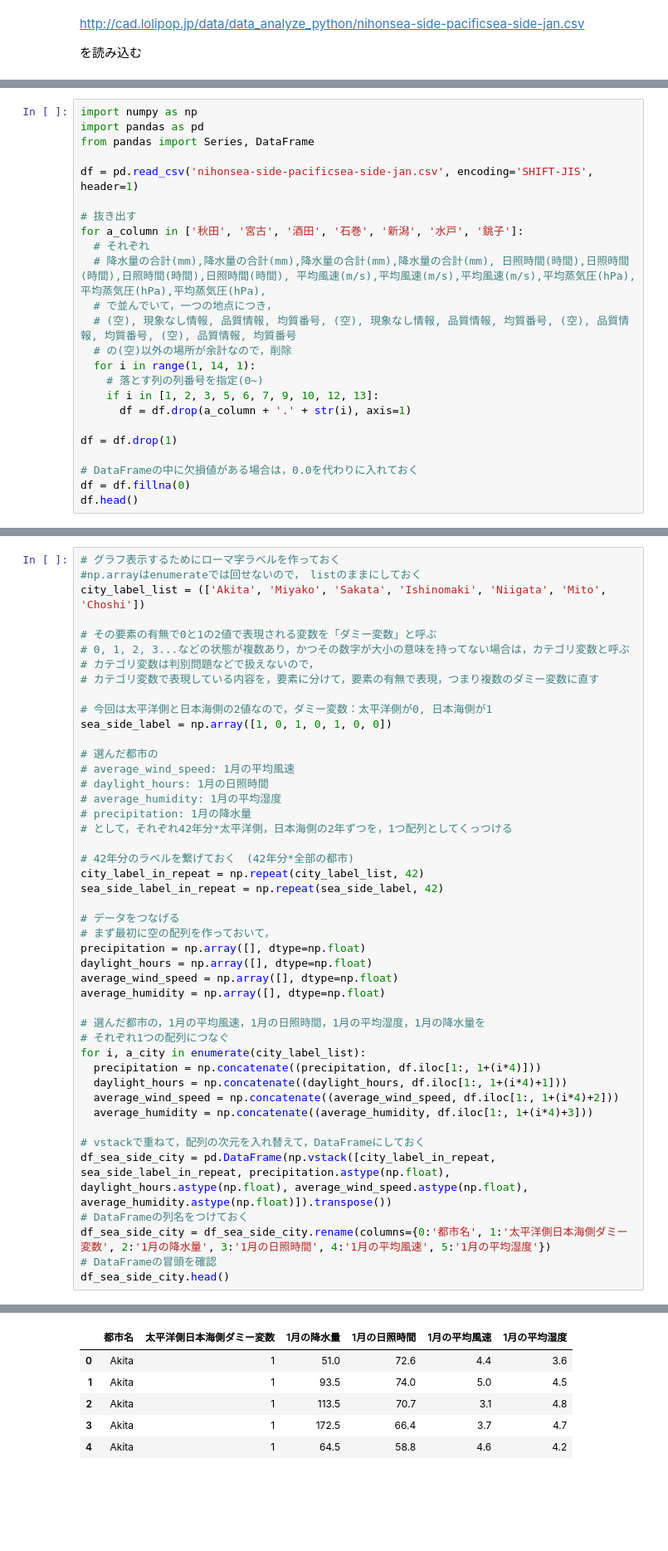
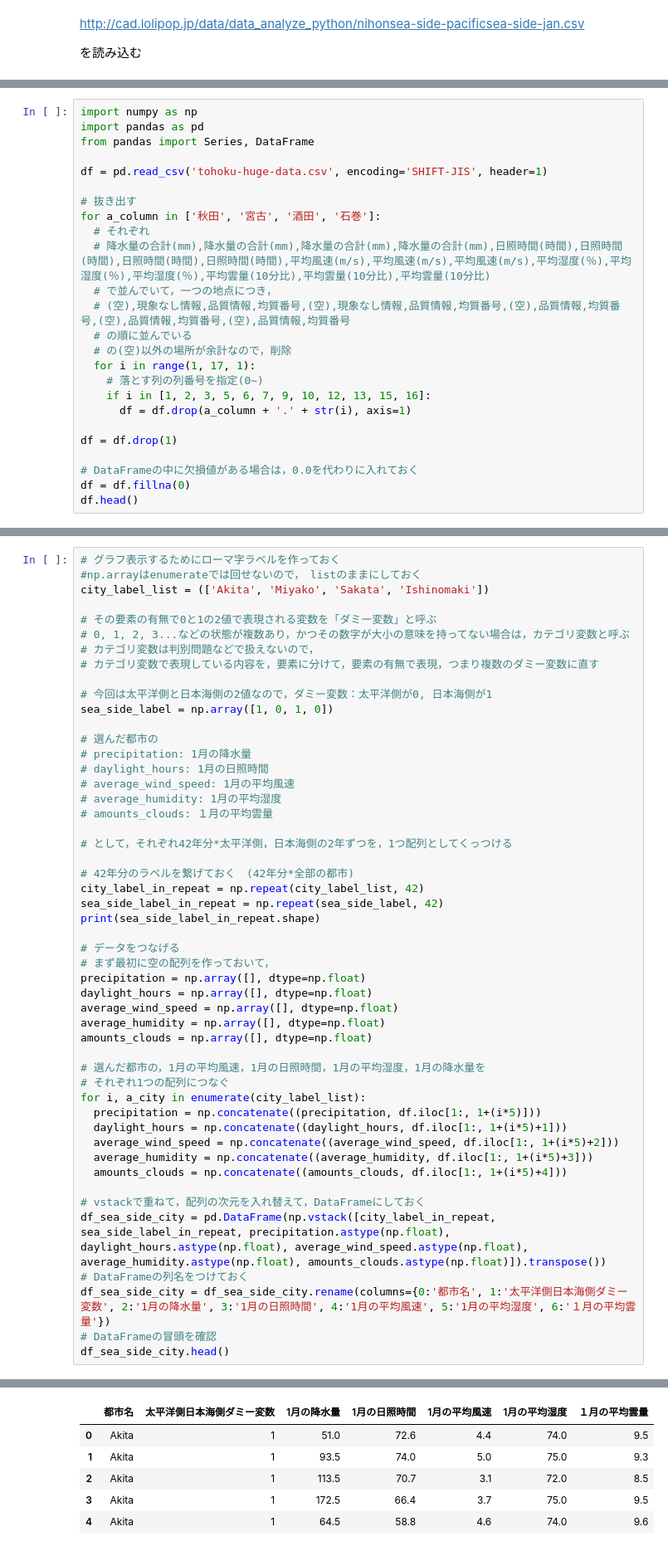
Before and after one commit to daichi-a/PythonDataAnalyzeClassMaterial, a Jupyter notebook: FactorAnalysis_NihonSeaPacificSea.ipynb, the cells around one changed output, grey strips where cells are left out. Shown: that part at 83% size. Cells and saved outputs as stored; diff of their text form; blank space fills up the shorter version.

```diff
--- a/FactorAnalysis_NihonSeaPacificSea.ipynb
+++ b/FactorAnalysis_NihonSeaPacificSea.ipynb
@@ -15,18 +15,19 @@ import numpy as np
 import pandas as pd
 from pandas import Series, DataFrame
 
-df = pd.read_csv('nihonsea-side-pacificsea-side-jan.csv', encoding='SHIFT-JIS', header=1)
+df = pd.read_csv('tohoku-huge-data.csv', encoding='SHIFT-JIS', header=1)
 
 # 抜き出す
-for a_column in ['秋田', '宮古', '酒田', '石巻', '新潟', '水戸', '銚子']:
+for a_column in ['秋田', '宮古', '酒田', '石巻']:
   # それぞれ
-  # 降水量の合計(mm),降水量の合計(mm),降水量の合計(mm),降水量の合計(mm), 日照時間(時間),日照時間(時間),日照時間(時間),日照時間(時間), 平均風速(m/s),平均風速(m/s),平均風速(m/s),平均蒸気圧(hPa),平均蒸気圧(hPa),平均蒸気圧(hPa),
+  # 降水量の合計(mm),降水量の合計(mm),降水量の合計(mm),降水量の合計(mm),日照時間(時間),日照時間(時間),日照時間(時間),日照時間(時間),平均風速(m/s),平均風速(m/s),平均風速(m/s),平均湿度(％),平均湿度(％),平均湿度(％),平均雲量(10分比),平均雲量(10分比),平均雲量(10分比)
   # で並んでいて，一つの地点につき，
-  #	(空), 現象なし情報, 品質情報, 均質番号, (空), 現象なし情報, 品質情報, 均質番号, (空), 品質情報, 均質番号, (空), 品質情報, 均質番号
+  # (空),現象なし情報,品質情報,均質番号,(空),現象なし情報,品質情報,均質番号,(空),品質情報,均質番号,(空),品質情報,均質番号,(空),品質情報,均質番号
+  # の順に並んでいる
   # の(空)以外の場所が余計なので，削除
-  for i in range(1, 14, 1):
+  for i in range(1, 17, 1):
     # 落とす列の列番号を指定(0~)
-    if i in [1, 2, 3, 5, 6, 7, 9, 10, 12, 13]:
+    if i in [1, 2, 3, 5, 6, 7, 9, 10, 12, 13, 15, 16]:
       df = df.drop(a_column + '.' + str(i), axis=1)
 
 df = df.drop(1)
@@ -44,7 +45,7 @@ df.head()
 # %%
 # グラフ表示するためにローマ字ラベルを作っておく
 #np.arrayはenumerateでは回せないので，　listのままにしておく
-city_label_list = (['Akita', 'Miyako', 'Sakata', 'Ishinomaki', 'Niigata', 'Mito', 'Choshi'])
+city_label_list = (['Akita', 'Miyako', 'Sakata', 'Ishinomaki'])
 
 # その要素の有無で0と1の2値で表現される変数を「ダミー変数」と呼ぶ
 # 0, 1, 2, 3...などの状態が複数あり，かつその数字が大小の意味を持ってない場合は，カテゴリ変数と呼ぶ
@@ -52,18 +53,21 @@ city_label_list = (['Akita', 'Miyako', 'Sakata', 'Ishinomaki', 'Niigata', 'Mito'
 # カテゴリ変数で表現している内容を，要素に分けて，要素の有無で表現，つまり複数のダミー変数に直す
 
 # 今回は太平洋側と日本海側の2値なので，ダミー変数：太平洋側が0, 日本海側が1
-sea_side_label = np.array([1, 0, 1, 0, 1, 0, 0])
+sea_side_label = np.array([1, 0, 1, 0])
 
 # 選んだ都市の
+# precipitation: 1月の降水量
+# daylight_hours: 1月の日照時間
 # average_wind_speed: 1月の平均風速
-# daylight_hours: 1月の日照時間
 # average_humidity: 1月の平均湿度
-# precipitation: 1月の降水量
+# amounts_clouds: １月の平均雲量
+
 # として，それぞれ42年分*太平洋側，日本海側の2年ずつを，1つ配列としてくっつける
 
 # 42年分のラベルを繋げておく　(42年分*全部の都市)
 city_label_in_repeat = np.repeat(city_label_list, 42)
 sea_side_label_in_repeat = np.repeat(sea_side_label, 42)
+print(sea_side_label_in_repeat.shape)
 
 # データをつなげる
 # まず最初に空の配列を作っておいて，
@@ -71,19 +75,21 @@ precipitation = np.array([], dtype=np.float)
 daylight_hours = np.array([], dtype=np.float)
 average_wind_speed = np.array([], dtype=np.float)
 average_humidity = np.array([], dtype=np.float)
+amounts_clouds = np.array([], dtype=np.float)
 
 # 選んだ都市の，1月の平均風速，1月の日照時間，1月の平均湿度，1月の降水量を
 # それぞれ1つの配列につなぐ
 for i, a_city in enumerate(city_label_list):
-  precipitation = np.concatenate((precipitation, df.iloc[1:, 1+(i*4)]))
-  daylight_hours = np.concatenate((daylight_hours, df.iloc[1:, 1+(i*4)+1]))
-  average_wind_speed = np.concatenate((average_wind_speed, df.iloc[1:, 1+(i*4)+2]))
-  average_humidity = np.concatenate((average_humidity, df.iloc[1:, 1+(i*4)+3]))
+  precipitation = np.concatenate((precipitation, df.iloc[1:, 1+(i*5)]))
+  daylight_hours = np.concatenate((daylight_hours, df.iloc[1:, 1+(i*5)+1]))
+  average_wind_speed = np.concatenate((average_wind_speed, df.iloc[1:, 1+(i*5)+2]))
+  average_humidity = np.concatenate((average_humidity, df.iloc[1:, 1+(i*5)+3]))
+  amounts_clouds = np.concatenate((amounts_clouds, df.iloc[1:, 1+(i*5)+4]))
 
 # vstackで重ねて，配列の次元を入れ替えて，DataFrameにしておく
-df_sea_side_city = pd.DataFrame(np.vstack([city_label_in_repeat, sea_side_label_in_repeat, precipitation.astype(np.float), daylight_hours.astype(np.float), average_wind_speed.astype(np.float), average_humidity.astype(np.float)]).transpose())
+df_sea_side_city = pd.DataFrame(np.vstack([city_label_in_repeat, sea_side_label_in_repeat, precipitation.astype(np.float), daylight_hours.astype(np.float), average_wind_speed.astype(np.float), average_humidity.astype(np.float), amounts_clouds.astype(np.float)]).transpose())
 # DataFrameの列名をつけておく
-df_sea_side_city = df_sea_side_city.rename(columns={0:'都市名', 1:'太平洋側日本海側ダミー変数', 2:'1月の降水量', 3:'1月の日照時間', 4:'1月の平均風速', 5:'1月の平均湿度'})
+df_sea_side_city = df_sea_side_city.rename(columns={0:'都市名', 1:'太平洋側日本海側ダミー変数', 2:'1月の降水量', 3:'1月の日照時間', 4:'1月の平均風速', 5:'1月の平均湿度', 6:'１月の平均雲量'})
 # DataFrameの冒頭を確認
 df_sea_side_city.head()
 # %% [output]
@@ -90,9 +97,9 @@ df_sea_side_city.head()
-|  | 都市名 | 太平洋側日本海側ダミー変数 | 1月の降水量 | 1月の日照時間 | 1月の平均風速 | 1月の平均湿度 |
-| 0 | Akita | 1 | 51.0 | 72.6 | 4.4 | 3.6 |
-| 1 | Akita | 1 | 93.5 | 74.0 | 5.0 | 4.5 |
-| 2 | Akita | 1 | 113.5 | 70.7 | 3.1 | 4.8 |
-| 3 | Akita | 1 | 172.5 | 66.4 | 3.7 | 4.7 |
-| 4 | Akita | 1 | 64.5 | 58.8 | 4.6 | 4.2 |
+|  | 都市名 | 太平洋側日本海側ダミー変数 | 1月の降水量 | 1月の日照時間 | 1月の平均風速 | 1月の平均湿度 | １月の平均雲量 |
+| 0 | Akita | 1 | 51.0 | 72.6 | 4.4 | 74.0 | 9.5 |
+| 1 | Akita | 1 | 93.5 | 74.0 | 5.0 | 75.0 | 9.3 |
+| 2 | Akita | 1 | 113.5 | 70.7 | 3.1 | 72.0 | 8.5 |
+| 3 | Akita | 1 | 172.5 | 66.4 | 3.7 | 75.0 | 9.5 |
+| 4 | Akita | 1 | 64.5 | 58.8 | 4.6 | 74.0 | 9.6 |
 # %%
 !pip install factor-analyzer
 # %% [output]
```
Also changed, not shown: parts of 23 cells of this notebook.
